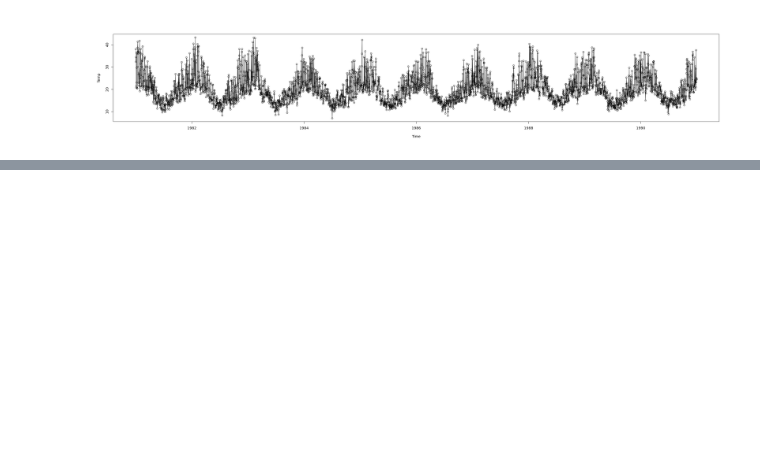
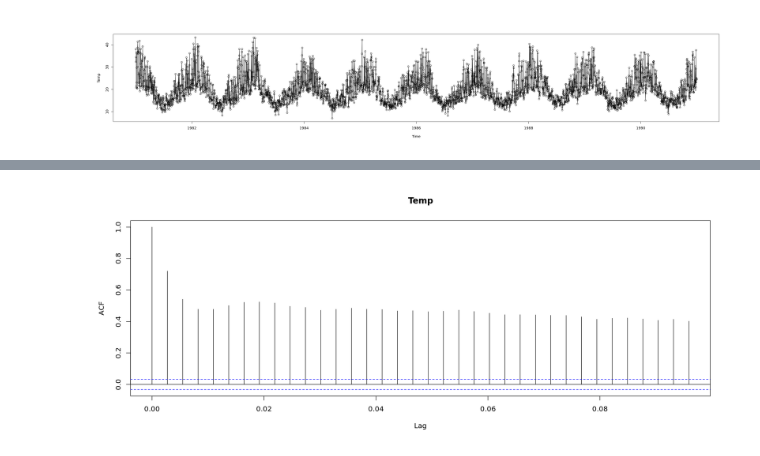
Before and after one commit to EricMaibach/TimeSeries, a Jupyter notebook: FinalProject.ipynb, the cells around one changed output, grey strips where cells are left out. Drawn from its saved outputs; the diff is of its cells as text; code cells hidden in the pictures; blank space fills up the shorter version.

```diff
--- a/FinalProject.ipynb
+++ b/FinalProject.ipynb
@@ -36,0 +77,5 @@ plot(D1, type='o')
+# %%
+options(repr.plot.width=15, repr.plot.height=6)
+acf(D1)
+# %% [output]
+[figure, added]
```
Also changed, not shown: parts of 13 cells of this notebook.
